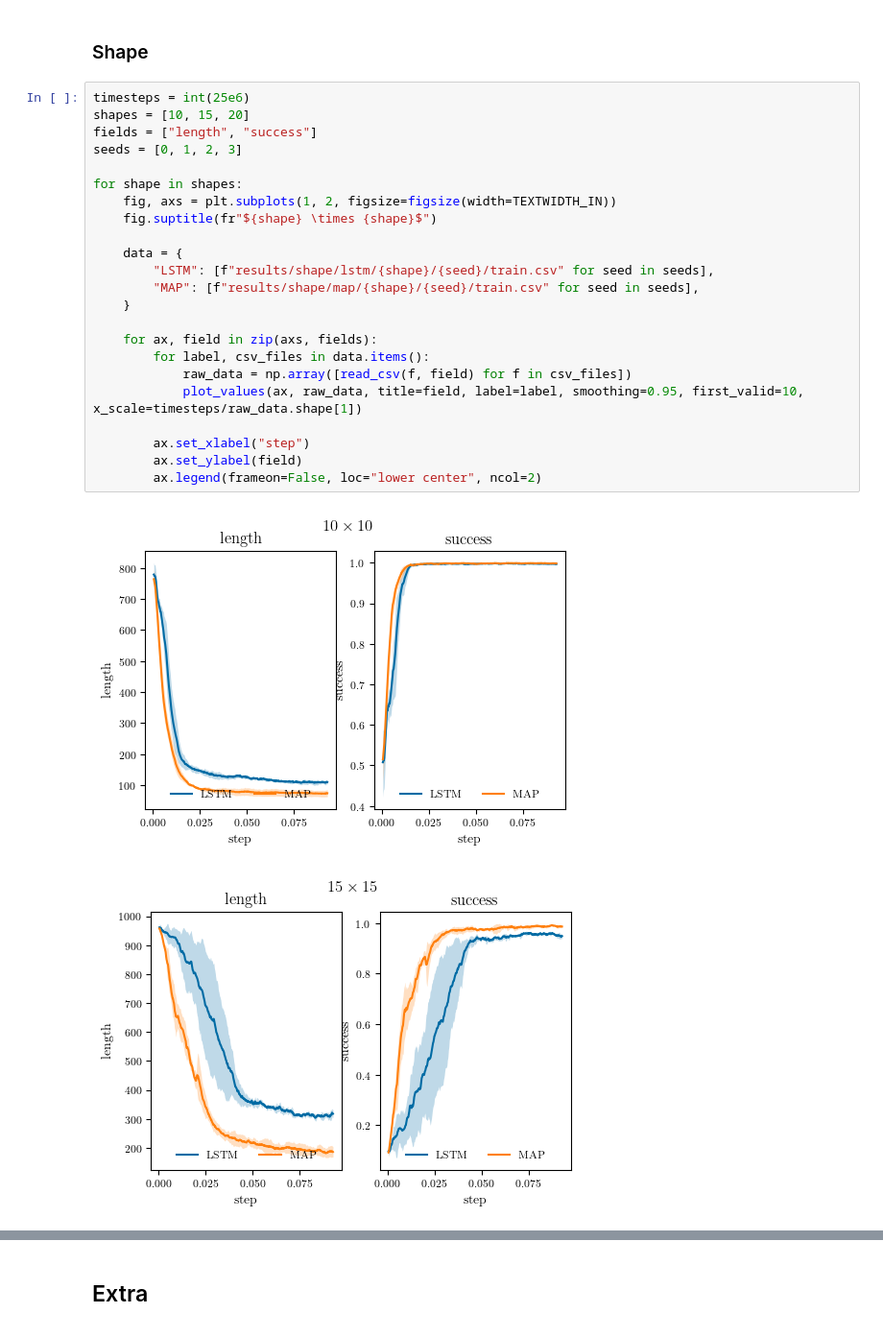
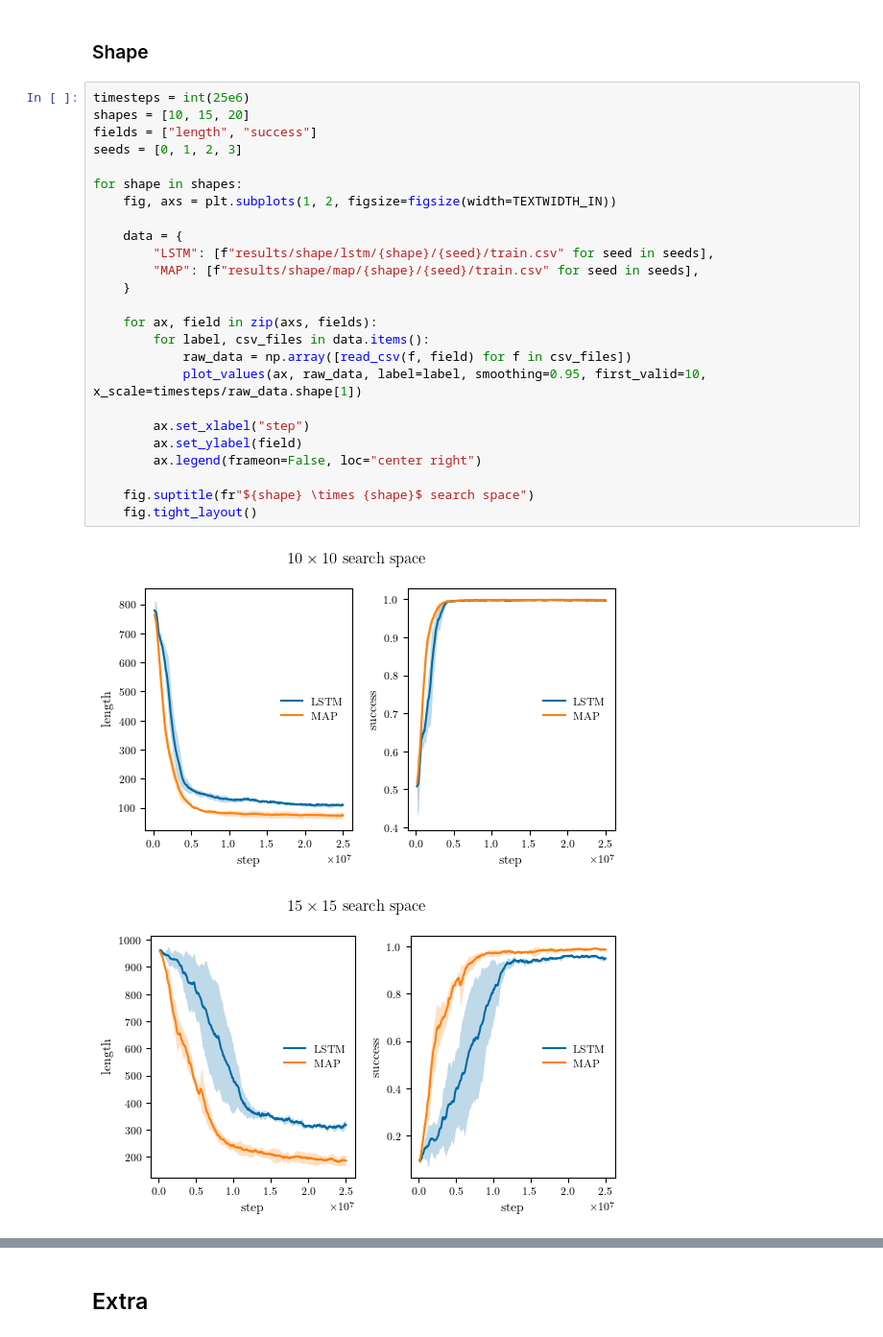
Before and after one commit to fumlig/visualsearch, a Jupyter notebook: plot.ipynb, the cells around one changed output, grey strips where cells are left out. Shown at 96% size. Saved outputs shown, nothing was run; the diff lists cells and outputs as text.

```diff
--- a/plot.ipynb
+++ b/plot.ipynb
@@ -166,26 +166,28 @@ def plot_values(ax, all_values, max_x=0, label=None, **kwargs):
 # %%
 timesteps = int(25e6)
 shapes = [10, 15, 20]
 fields = ["length", "success"]
 seeds = [0, 1, 2, 3]
 
 for shape in shapes:
     fig, axs = plt.subplots(1, 2, figsize=figsize(width=TEXTWIDTH_IN))
-    fig.suptitle(fr"${shape} \times {shape}$")
 
     data = {
         "LSTM": [f"results/shape/lstm/{shape}/{seed}/train.csv" for seed in seeds],
         "MAP": [f"results/shape/map/{shape}/{seed}/train.csv" for seed in seeds],
     }
 
     for ax, field in zip(axs, fields):
         for label, csv_files in data.items():
             raw_data = np.array([read_csv(f, field) for f in csv_files])
-            plot_values(ax, raw_data, title=field, label=label, smoothing=0.95, first_valid=10, x_scale=timesteps/raw_data.shape[1])
+            plot_values(ax, raw_data, label=label, smoothing=0.95, first_valid=10, x_scale=timesteps/raw_data.shape[1])
 
         ax.set_xlabel("step")
         ax.set_ylabel(field)
-        ax.legend(frameon=False, loc="lower center", ncol=2)
+        ax.legend(frameon=False, loc="center right")
+
+    fig.suptitle(fr"${shape} \times {shape}$ search space")
+    fig.tight_layout()
 # %% [output]
-[figure, old version]
+[figure, new version]
-[figure, old version]
+[figure, new version]
```
Also changed, not shown: parts of 4 cells of this notebook, 5 other files.
